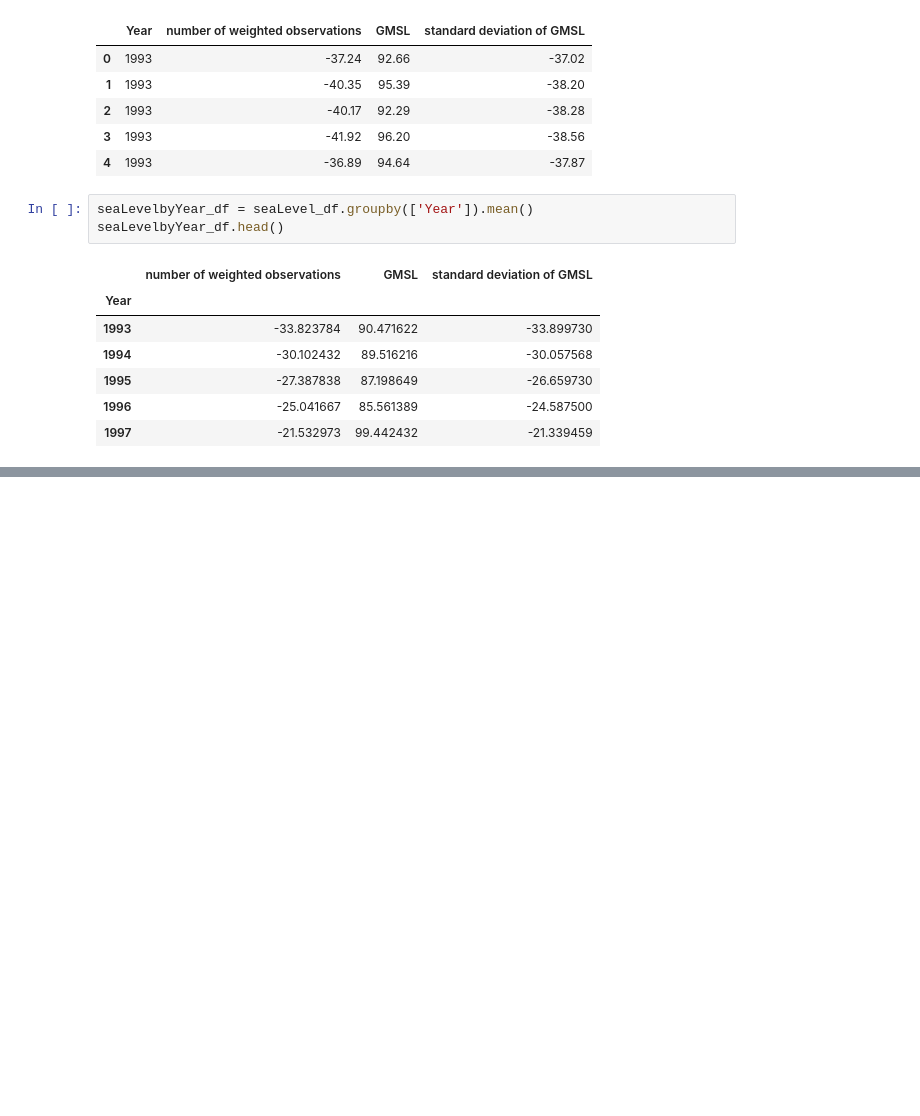
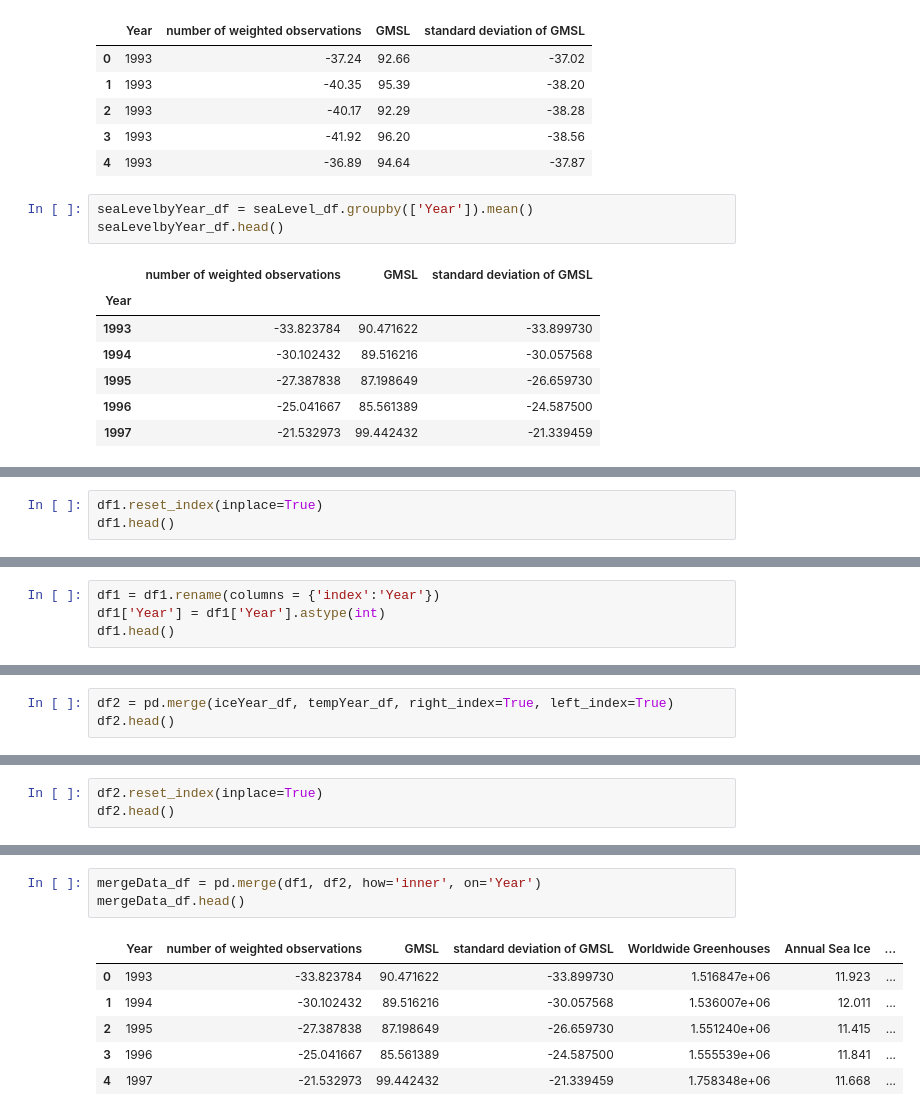
Before and after one commit to hakujeric/ETL-Project, a Jupyter notebook: DataAnalysis.ipynb, the cells around one changed output, grey strips where cells are left out. Cells and saved outputs as stored; diff of their text form; blank space fills up the shorter version.

```diff
--- a/DataAnalysis.ipynb
+++ b/DataAnalysis.ipynb
@@ -163,0 +225,3 @@ There are 16504 players from the USA
+# %%
+df1.reset_index(inplace=True)
+df1.head()
@@ -163,0 +235,4 @@ There are 16504 players from the USA
+# %%
+df1 = df1.rename(columns = {'index':'Year'})
+df1['Year'] = df1['Year'].astype(int)
+df1.head()
@@ -163,0 +246,3 @@ There are 16504 players from the USA
+# %%
+df2 = pd.merge(iceYear_df, tempYear_df, right_index=True, left_index=True)
+df2.head()
@@ -163,0 +257,3 @@ There are 16504 players from the USA
+# %%
+df2.reset_index(inplace=True)
+df2.head()
@@ -163,0 +267,10 @@ There are 16504 players from the USA
+# %%
+mergeData_df = pd.merge(df1, df2, how='inner', on='Year')
+mergeData_df.head()
+# %% [output]
+|  | Year | number of weighted observations | GMSL | standard deviation of GMSL | Worldwide Greenhouses | Annual Sea Ice | ... |
+| 0 | 1993 | -33.823784 | 90.471622 | -33.899730 | 1.516847e+06 | 11.923 | ... |
+| 1 | 1994 | -30.102432 | 89.516216 | -30.057568 | 1.536007e+06 | 12.011 | ... |
+| 2 | 1995 | -27.387838 | 87.198649 | -26.659730 | 1.551240e+06 | 11.415 | ... |
+| 3 | 1996 | -25.041667 | 85.561389 | -24.587500 | 1.555539e+06 | 11.841 | ... |
+| 4 | 1997 | -21.532973 | 99.442432 | -21.339459 | 1.758348e+06 | 11.668 | ... |
```
Also changed, not shown: parts of 30 cells of this notebook, 2 other files.
